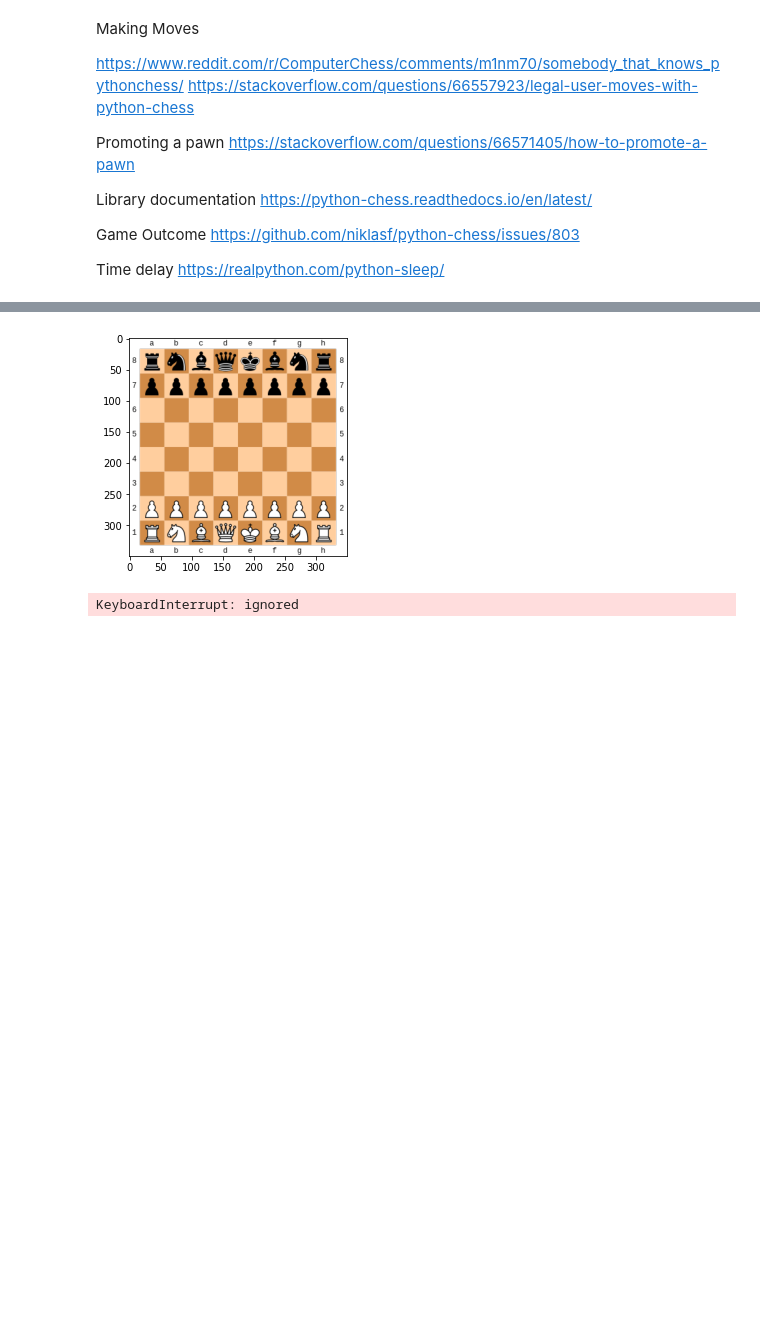
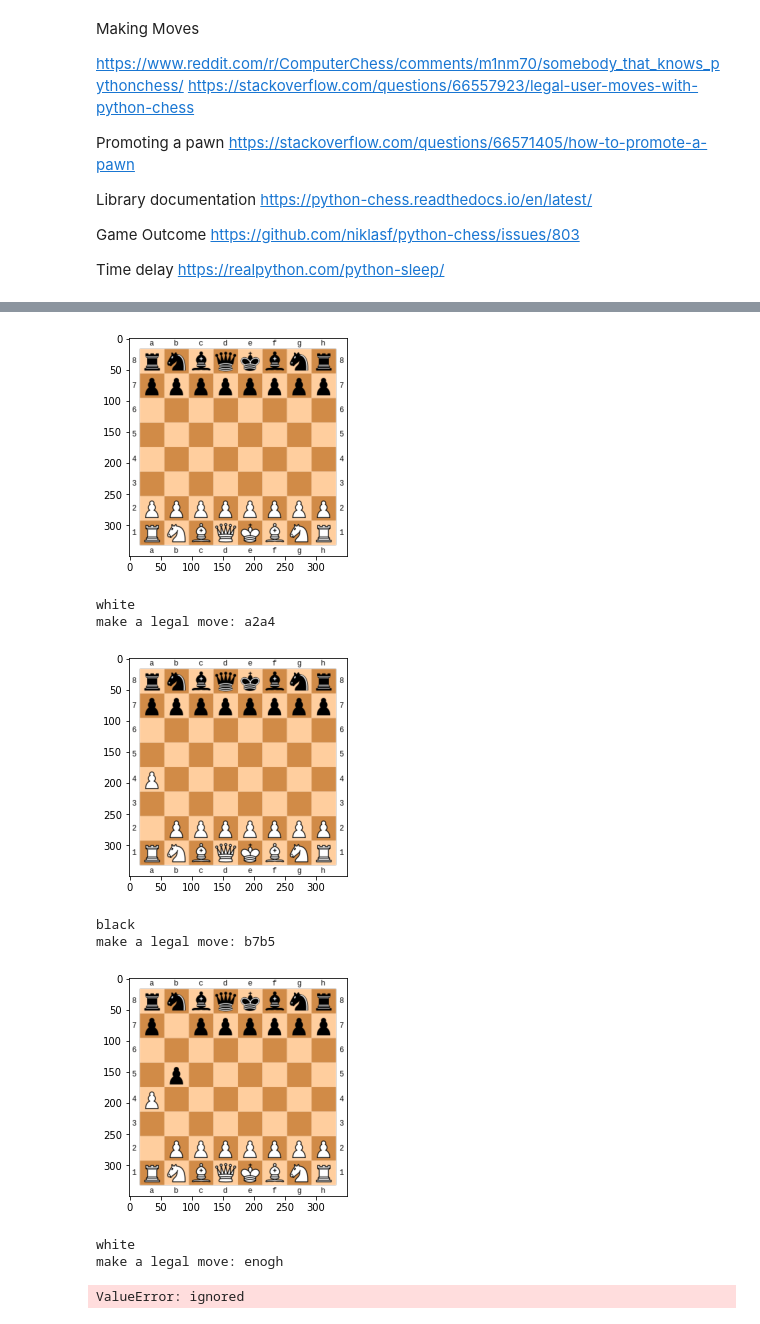
Before and after one commit to russellelliott/PythonChess, a Jupyter notebook: Moving_Pieces.ipynb, the cells around one changed output, grey strips where cells are left out. Saved outputs shown, nothing was run; the diff lists cells and outputs as text; code cells hidden in the pictures; blank space fills up the shorter version.

Commit message:
Added function to check whose turn it is

```diff
--- a/Moving_Pieces.ipynb
+++ b/Moving_Pieces.ipynb
@@ -53,31 +53,48 @@ def displayBoard(board):
     plt.show() #show the png
 
 
 board = chess.Board()
 #print(board.unicode())
 
+#function to check whose turn it is
+def getTurn(board):
+    #True = white, False = black
+    if(board.turn):
+        return("white")
+    return("black")
+
 #function that allows a human player to make a move
 def human(board):
     displayBoard(board) #display the board after every turn
+    #board.turn = True #can set the turn of the board; useful for progressive chess
+    print(getTurn(board))
     moveInput = input("make a legal move: ")
     move = chess.Move.from_uci(moveInput) #make the move
     if move in board.legal_moves: #if the move is legal
         board.push(move) #push the move
     elif chess.Move.from_uci(moveInput + "q") in board.legal_moves: #check if promotion
         moveInput += input("Which piece you want to promote the pawn to? [q,r,b,n]: ") #promotion query
         move = chess.Move.from_uci(moveInput) #make the move
         board.push(move) #push the move
     else:
         print("invalid move. try again")
 
 
 while not board.is_game_over():
     #print(board.unicode())
     human(board)
     human(board)
 
 #when the game is over, display why
 print(board.outcome())
 # %% [output]
 [figure]
-KeyboardInterrupt: ignored
+white
+make a legal move: a2a4
+[figure, added]
+black
+make a legal move: b7b5
+[figure, added]
+white
+make a legal move: enogh
+ValueError: ignored
```
Also changed, not shown: parts of 1 cell of this notebook.
